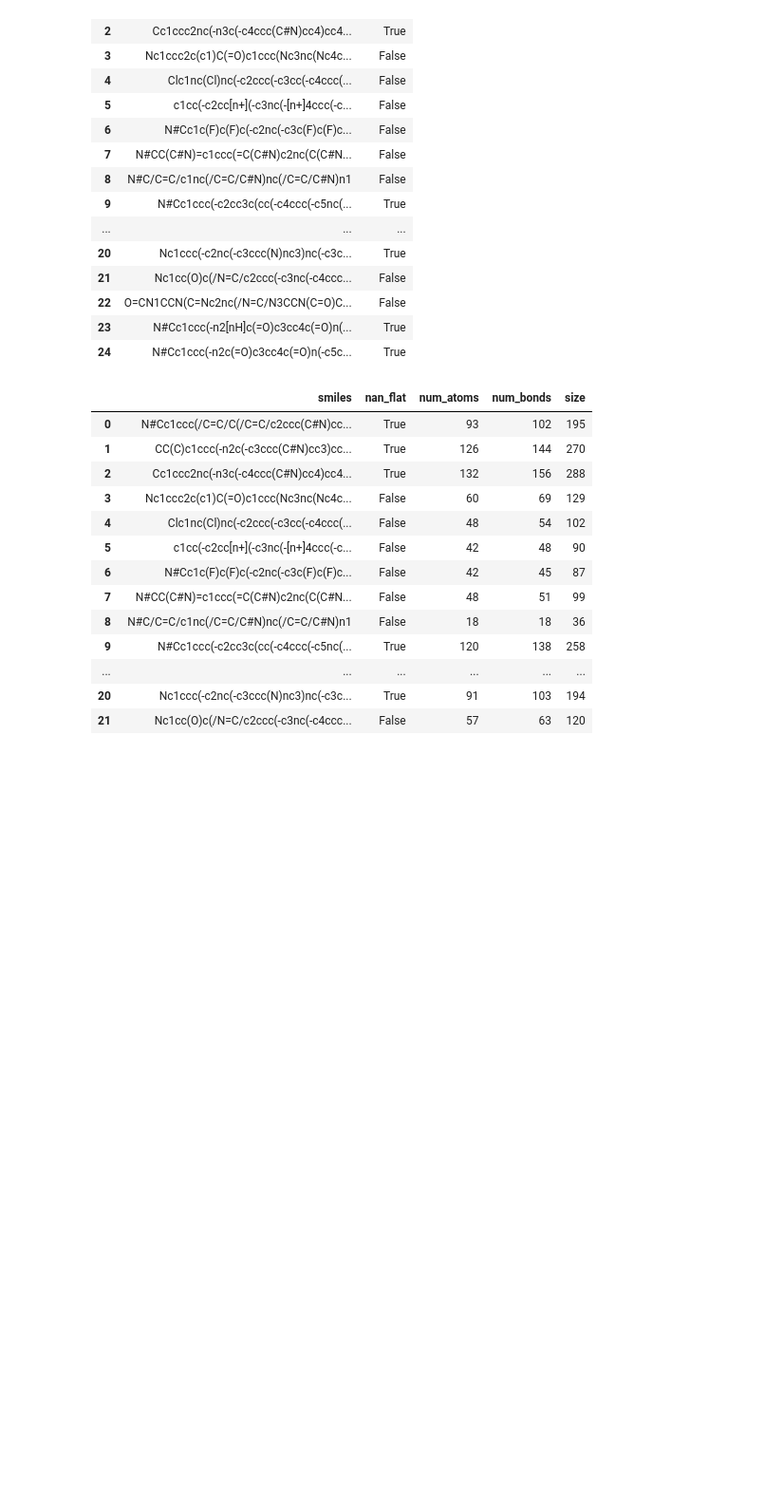
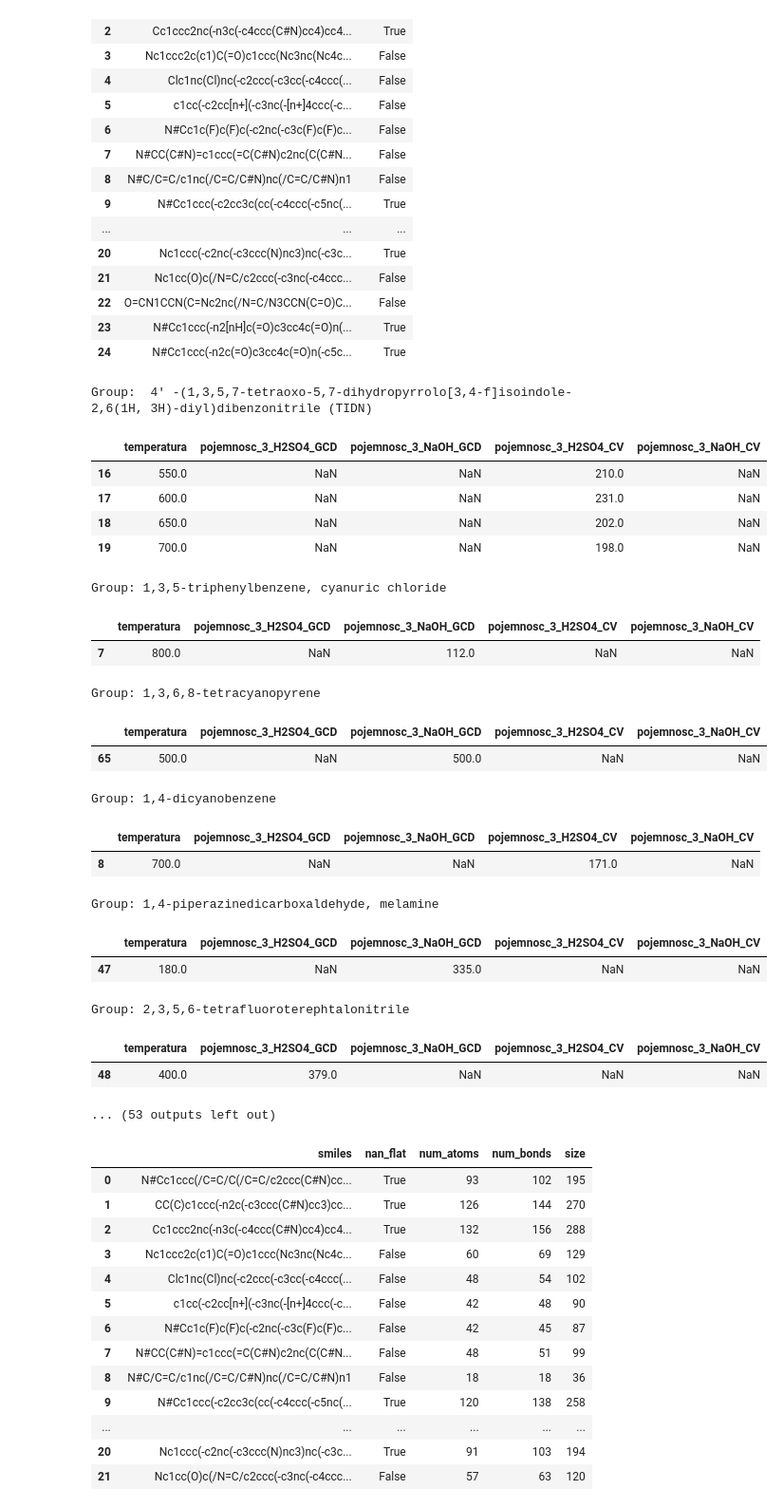
Before and after one commit to wtaisner/battery-rangers, a Jupyter notebook: modules/predictor/notebooks/data_exploration_and_check.ipynb, the cells around one changed output. Shown: that part at 95% size. Cells and saved outputs as stored; diff of their text form; code cells hidden in the pictures; blank space fills up the shorter version.

```diff
--- a/modules/predictor/notebooks/data_exploration_and_check.ipynb
+++ b/modules/predictor/notebooks/data_exploration_and_check.ipynb
@@ -23,6 +105,47 @@ df
 | 22 | O=CN1CCN(C=Nc2nc(/N=C/N3CCN(C=O)C... | False |
 | 23 | N#Cc1ccc(-n2[nH]c(=O)c3cc4c(=O)n(... | True |
 | 24 | N#Cc1ccc(-n2c(=O)c3cc4c(=O)n(-c5c... | True |
+# %%
+import pandas as pd
+data = pd.read_csv('../../../data/raw/data_experts1.csv')
+data['pojemnosc_nan'] = (data['pojemnosc_3_H2SO4_GCD'].isna()) & (data['pojemnosc_3_NaOH_GCD'].isna()) & (data['pojemnosc_3_H2SO4_CV'].isna()) & (data['pojemnosc_3_NaOH_CV'].isna())
+data = data[~data['pojemnosc_nan']]
+data.drop(columns=['pojemnosc_nan'], inplace=True)
+data = data[['zwiazek', 'temperatura', 'pojemnosc_3_H2SO4_GCD', 'pojemnosc_3_NaOH_GCD', 'pojemnosc_3_H2SO4_CV', 'pojemnosc_3_NaOH_CV', 'smiles']]
+
+grouped = data.groupby('zwiazek')
+
+for name, group in grouped:
+    if len(group) > 0:
+        print(f"Group: {name}")
+        display(group[['temperatura', 'pojemnosc_3_H2SO4_GCD', 'pojemnosc_3_NaOH_GCD', 'pojemnosc_3_H2SO4_CV', 'pojemnosc_3_NaOH_CV']])
+        #print(group)
+        print("\n")
+data.head()
+# %% [output]
+Group:  4' -(1,3,5,7-tetraoxo-5,7-dihydropyrrolo[3,4-f]isoindole-
+2,6(1H, 3H)-diyl)dibenzonitrile (TIDN)
+|  | temperatura | pojemnosc_3_H2SO4_GCD | pojemnosc_3_NaOH_GCD | pojemnosc_3_H2SO4_CV | pojemnosc_3_NaOH_CV |
+| 16 | 550.0 | NaN | NaN | 210.0 | NaN |
+| 17 | 600.0 | NaN | NaN | 231.0 | NaN |
+| 18 | 650.0 | NaN | NaN | 202.0 | NaN |
+| 19 | 700.0 | NaN | NaN | 198.0 | NaN |
+Group: 1,3,5-triphenylbenzene, cyanuric chloride
+|  | temperatura | pojemnosc_3_H2SO4_GCD | pojemnosc_3_NaOH_GCD | pojemnosc_3_H2SO4_CV | pojemnosc_3_NaOH_CV |
+| 7 | 800.0 | NaN | 112.0 | NaN | NaN |
+Group: 1,3,6,8-tetracyanopyrene
+|  | temperatura | pojemnosc_3_H2SO4_GCD | pojemnosc_3_NaOH_GCD | pojemnosc_3_H2SO4_CV | pojemnosc_3_NaOH_CV |
+| 65 | 500.0 | NaN | 500.0 | NaN | NaN |
+Group: 1,4-dicyanobenzene
+|  | temperatura | pojemnosc_3_H2SO4_GCD | pojemnosc_3_NaOH_GCD | pojemnosc_3_H2SO4_CV | pojemnosc_3_NaOH_CV |
+| 8 | 700.0 | NaN | NaN | 171.0 | NaN |
+Group: 1,4-piperazinedicarboxaldehyde, melamine
+|  | temperatura | pojemnosc_3_H2SO4_GCD | pojemnosc_3_NaOH_GCD | pojemnosc_3_H2SO4_CV | pojemnosc_3_NaOH_CV |
+| 47 | 180.0 | NaN | 335.0 | NaN | NaN |
+Group: 2,3,5,6-tetrafluoroterephtalonitrile
+|  | temperatura | pojemnosc_3_H2SO4_GCD | pojemnosc_3_NaOH_GCD | pojemnosc_3_H2SO4_CV | pojemnosc_3_NaOH_CV |
+| 48 | 400.0 | 379.0 | NaN | NaN | NaN |
+... (53 outputs left out)
 # %%
 from rdkit import Chem
 
```
Also changed, not shown: parts of 1 cell of this notebook, 8 other files.
